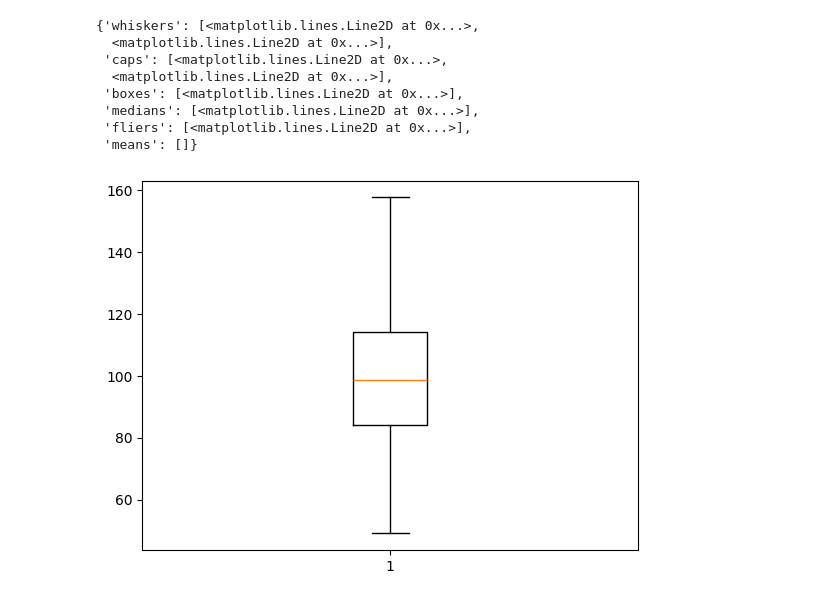
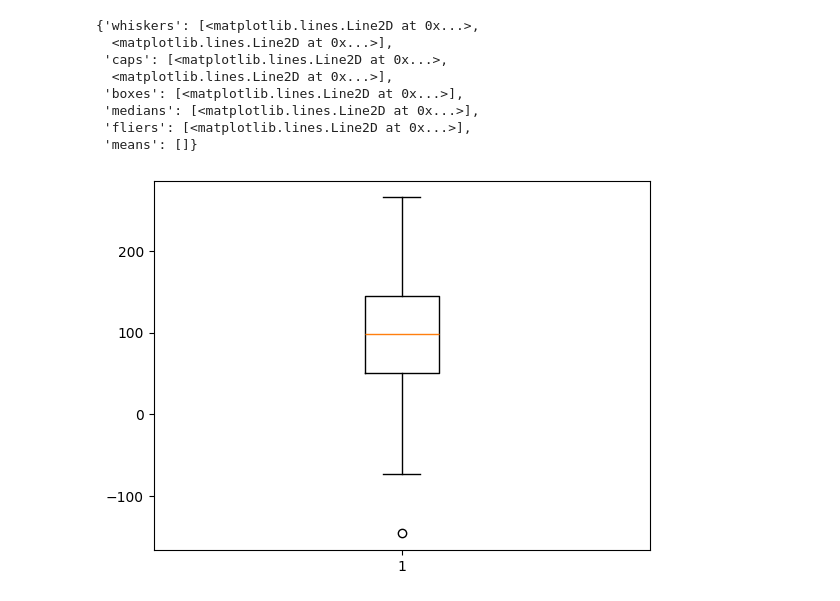
Before and after one commit to AKHILESHGUPTA2024/Boxplot-in-python, a Jupyter notebook: boxplot.ipynb, the cells around one changed output. Cells and saved outputs as stored; diff of their text form; code cells hidden in the pictures.

Commit message:
box plot tutorials for this video
This contains the same code what we have watched in this tutorials

```diff
--- a/boxplot.ipynb
+++ b/boxplot.ipynb
@@ -3,14 +3,14 @@ import matplotlib.pylab as plt
 import numpy as np
 # %%
-data = np.random.normal(100, 20, 200)
+data = np.random.normal(100,70,200)
 plt.boxplot(data)
 # %% [output]
 {'whiskers': [<matplotlib.lines.Line2D at 0x...>,
   <matplotlib.lines.Line2D at 0x...>],
  'caps': [<matplotlib.lines.Line2D at 0x...>,
   <matplotlib.lines.Line2D at 0x...>],
  'boxes': [<matplotlib.lines.Line2D at 0x...>],
  'medians': [<matplotlib.lines.Line2D at 0x...>],
  'fliers': [<matplotlib.lines.Line2D at 0x...>],
  'means': []}
-[figure, old version]
+[figure, new version]
```
Also changed, not shown: parts of 5 cells of this notebook.
